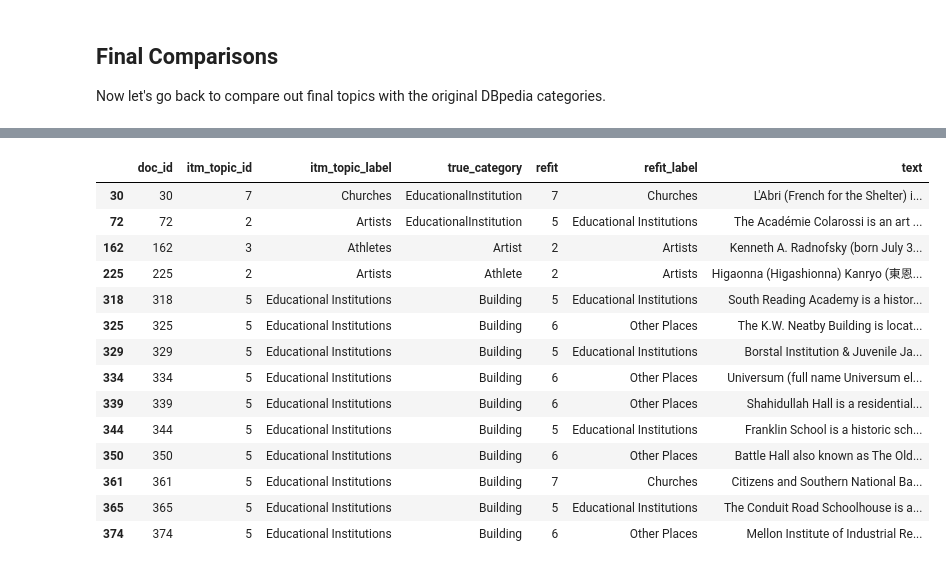
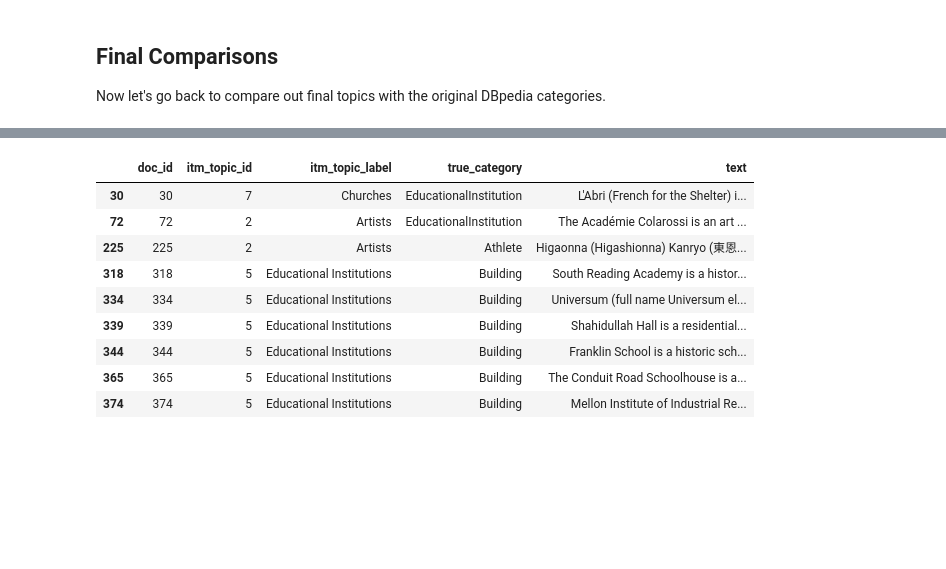
Before and after one commit to zacthinks/InteractiveTopicModel, a Jupyter notebook: examples/dbpedia_vignette.ipynb, the cells around one changed output, grey strips where cells are left out. Saved outputs shown, nothing was run; the diff lists cells and outputs as text; code cells hidden in the pictures; blank space fills up the shorter version.

```diff
--- a/examples/dbpedia_vignette.ipynb
+++ b/examples/dbpedia_vignette.ipynb
@@ -630,22 +650,15 @@ Remember how I mentioned representations get updated as we go? This is useful be
 # %%
-different_docs = comparison_df[comparison_df.groupby(['itm_topic_label', 'true_category']).transform('size') < 11]
-different_docs['refit'] = [itm.suggest_assignment(id)[0] for id in different_docs.doc_id]
-different_docs['refit_label'] = [itm.topics[t].label for t in different_docs.refit]
-different_docs['text'] = [texts[i] for i in different_docs.doc_id.tolist()]
+different_docs = comparison_df[comparison_df.groupby(['itm_topic_label', 'true_category']).transform('size') < 10]
+different_docs['text'] = [data.text[i] for i in different_docs.doc_id.tolist()]
 different_docs
 # %% [output]
-|  | doc_id | itm_topic_id | itm_topic_label | true_category | refit | refit_label | text |
-| 30 | 30 | 7 | Churches | EducationalInstitution | 7 | Churches | L'Abri (French for the Shelter) i... |
-| 72 | 72 | 2 | Artists | EducationalInstitution | 5 | Educational Institutions | The Académie Colarossi is an art ... |
-| 162 | 162 | 3 | Athletes | Artist | 2 | Artists | Kenneth A. Radnofsky (born July 3... |
-| 225 | 225 | 2 | Artists | Athlete | 2 | Artists | Higaonna (Higashionna) Kanryo (東恩... |
-| 318 | 318 | 5 | Educational Institutions | Building | 5 | Educational Institutions | South Reading Academy is a histor... |
-| 325 | 325 | 5 | Educational Institutions | Building | 6 | Other Places | The K.W. Neatby Building is locat... |
-| 329 | 329 | 5 | Educational Institutions | Building | 5 | Educational Institutions | Borstal Institution & Juvenile Ja... |
-| 334 | 334 | 5 | Educational Institutions | Building | 6 | Other Places | Universum (full name Universum el... |
-| 339 | 339 | 5 | Educational Institutions | Building | 6 | Other Places | Shahidullah Hall is a residential... |
-| 344 | 344 | 5 | Educational Institutions | Building | 5 | Educational Institutions | Franklin School is a historic sch... |
-| 350 | 350 | 5 | Educational Institutions | Building | 6 | Other Places | Battle Hall also known as The Old... |
-| 361 | 361 | 5 | Educational Institutions | Building | 7 | Churches | Citizens and Southern National Ba... |
-| 365 | 365 | 5 | Educational Institutions | Building | 5 | Educational Institutions | The Conduit Road Schoolhouse is a... |
-| 374 | 374 | 5 | Educational Institutions | Building | 6 | Other Places | Mellon Institute of Industrial Re... |
+|  | doc_id | itm_topic_id | itm_topic_label | true_category | text |
+| 30 | 30 | 7 | Churches | EducationalInstitution | L'Abri (French for the Shelter) i... |
+| 72 | 72 | 2 | Artists | EducationalInstitution | The Académie Colarossi is an art ... |
+| 225 | 225 | 2 | Artists | Athlete | Higaonna (Higashionna) Kanryo (東恩... |
+| 318 | 318 | 5 | Educational Institutions | Building | South Reading Academy is a histor... |
+| 334 | 334 | 5 | Educational Institutions | Building | Universum (full name Universum el... |
+| 339 | 339 | 5 | Educational Institutions | Building | Shahidullah Hall is a residential... |
+| 344 | 344 | 5 | Educational Institutions | Building | Franklin School is a historic sch... |
+| 365 | 365 | 5 | Educational Institutions | Building | The Conduit Road Schoolhouse is a... |
+| 374 | 374 | 5 | Educational Institutions | Building | Mellon Institute of Industrial Re... |
```
Also changed, not shown: parts of 20 cells of this notebook, 1 other file.
